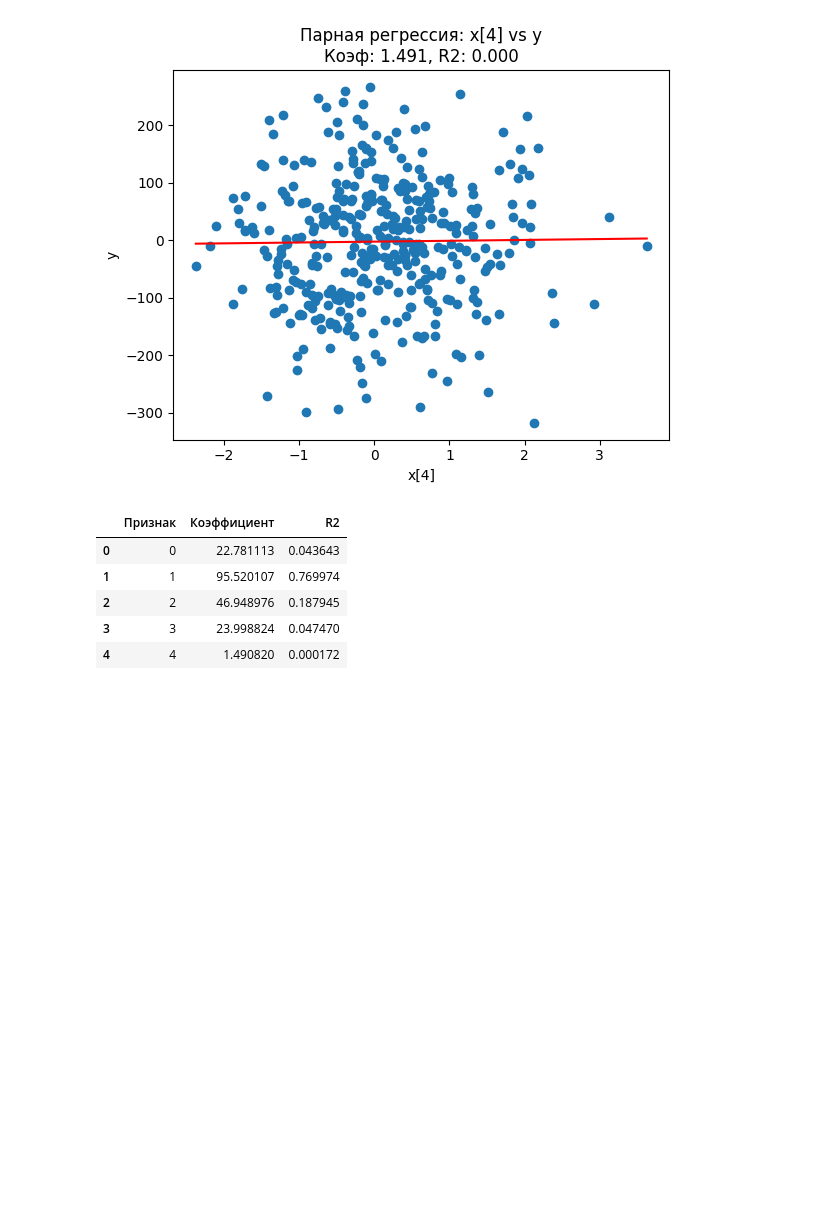
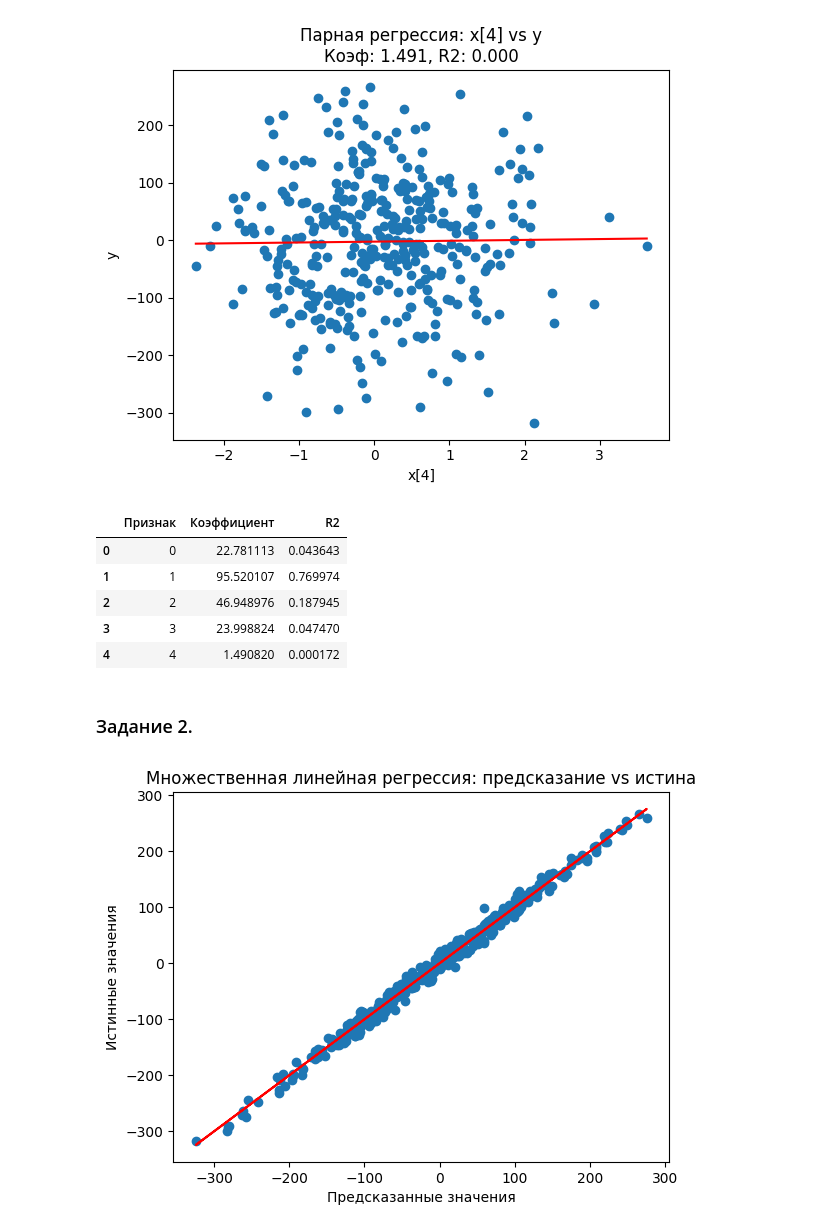
Before and after one commit to nexxy06/misis_ml_course, a Jupyter notebook: ML1.2 multivariate/1.2ml.ipynb, the cells around one changed output. Saved outputs shown, nothing was run; the diff lists cells and outputs as text; code cells hidden in the pictures; blank space fills up the shorter version.

Commit message:
feat: init 1.2ml 2-4

```diff
--- a/ML1.2 multivariate/1.2ml.ipynb
+++ b/ML1.2 multivariate/1.2ml.ipynb
@@ -124,3 +124,77 @@ display(summary)
 | 2 | 2 | 46.948976 | 0.187945 |
 | 3 | 3 | 23.998824 | 0.047470 |
 | 4 | 4 | 1.490820 | 0.000172 |
+# %% [markdown]
+### Задание 2.
+# %%
+class Model(object):
+    """Модель множественной линейной регрессии"""
+    def __init__(self):
+        self.b = None
+
+    def _to_matrix(self, X):
+        # входные данные в numpy массив
+        if isinstance(X, pd.DataFrame):
+            return X.values
+        elif isinstance(X, pd.Series):
+            return X.values.reshape(-1, 1)
+        else:
+            return np.array(X)
+
+    def predict(self, X):
+        X = self._to_matrix(X)
+        # Добавляем столбец единиц что бы модель также предсказывала свободный член
+        X_ext = np.hstack([np.ones((X.shape[0], 1)), X])
+        return X_ext @ self.b
+
+    def error(self, X, Y):
+        X = self._to_matrix(X)
+        Y = self._to_matrix(Y)
+        pred = self.predict(X)
+        return np.mean((pred - Y) ** 2) / 2
+
+    def fit(self, X, Y, alpha=0.001, accuracy=1e-6, max_steps=5000):
+        X = self._to_matrix(X)
+        Y = self._to_matrix(Y)
+        X_ext = np.hstack([np.ones((X.shape[0], 1)), X])
+        n_samples, n_features = X_ext.shape
+        self.b = np.zeros((n_features, 1))
+        errors = []
+        for step in range(max_steps):
+            pred = X_ext @ self.b
+            grad = X_ext.T @ (pred - Y) / n_samples
+            self.b -= alpha * grad
+            new_err = np.mean((pred - Y) ** 2) / 2
+            errors.append(new_err)
+            if step > 100 and abs(errors[-1] - errors[-2]) < accuracy:
+                print(f"Сошлось на шаге {step+1}")
+                break
+        return errors
+
+    def plot(self, X, Y):
+        X = self._to_matrix(X)
+        Y = self._to_matrix(Y)
+        if X.shape[1] == 1:
+            plt.scatter(X, Y)
+            X_line = np.linspace(X.min(), X.max(), 100).reshape(-1, 1)
+            Y_line = self.predict(X_line)
+            plt.plot(X_line, Y_line, 'r')
+            plt.xlabel('X')
+            plt.ylabel('Y')
+            plt.title('Множественная линейная регрессия (1 признак)')
+            plt.show()
+        else:
+            # Для многомерного случая строим предсказание/истина
+            Y_pred = self.predict(X)
+            plt.scatter(Y_pred, Y)
+            plt.plot(Y_pred, Y_pred, 'r')
+            plt.xlabel('Предсказанные значения')
+            plt.ylabel('Истинные значения')
+            plt.show()
+
+
+model = Model()
+model.fit(x, y)
+model.plot(x, y)
+# %% [output]
+[figure, added]
```
Also changed, not shown: parts of 1 cell of this notebook.
